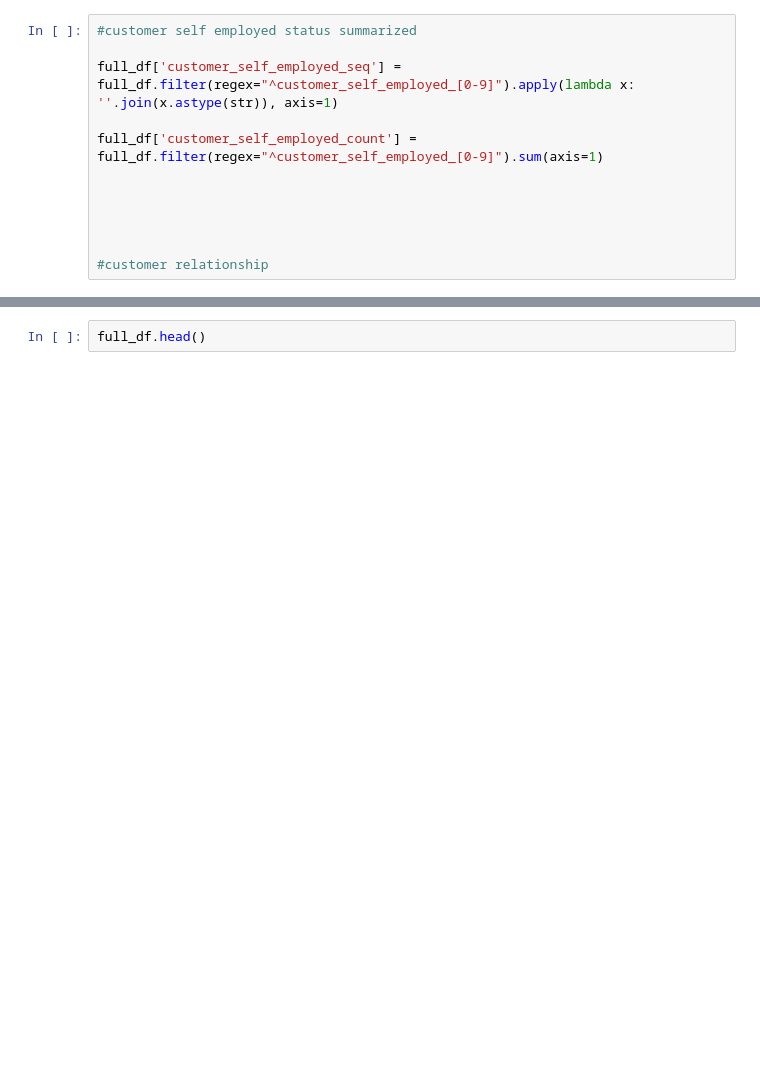
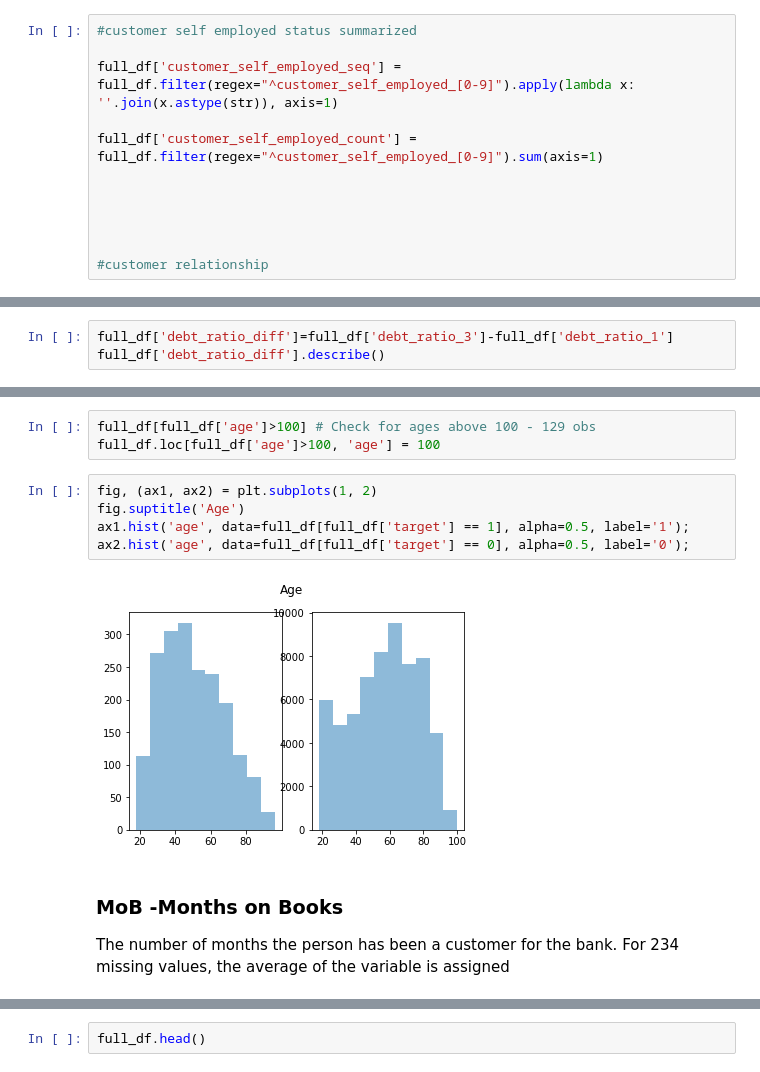
Before and after one commit to alejandramendezb/ADA, a Jupyter notebook: assignment_1/DataPreprocessing.ipynb, the cells around one changed output, grey strips where cells are left out. Drawn from its saved outputs; the diff is of its cells as text; blank space fills up the shorter version.

Commit message:
Outliers, missings and exploratory analysis

```diff
--- a/assignment_1/DataPreprocessing.ipynb
+++ b/assignment_1/DataPreprocessing.ipynb
@@ -249,0 +338,3 @@ full_df['customer_self_employed_count'] = full_df.filter(regex="^customer_self_e
+# %%
+full_df['debt_ratio_diff']=full_df['debt_ratio_3']-full_df['debt_ratio_1']
+full_df['debt_ratio_diff'].describe()
@@ -249,0 +367,14 @@ full_df['customer_self_employed_count'] = full_df.filter(regex="^customer_self_e
+# %%
+full_df[full_df['age']>100] # Check for ages above 100 - 129 obs
+full_df.loc[full_df['age']>100, 'age'] = 100
+# %%
+fig, (ax1, ax2) = plt.subplots(1, 2)
+fig.suptitle('Age')
+ax1.hist('age', data=full_df[full_df['target'] == 1], alpha=0.5, label='1');
+ax2.hist('age', data=full_df[full_df['target'] == 0], alpha=0.5, label='0');
+# %% [output]
+[figure, added]
+# %% [markdown]
+### MoB -Months on Books
+
+The number of months the person has been a customer for the bank. For 234 missing values, the average of the variable is assigned
```
Also changed, not shown: parts of 35 cells of this notebook, 1 other file.
